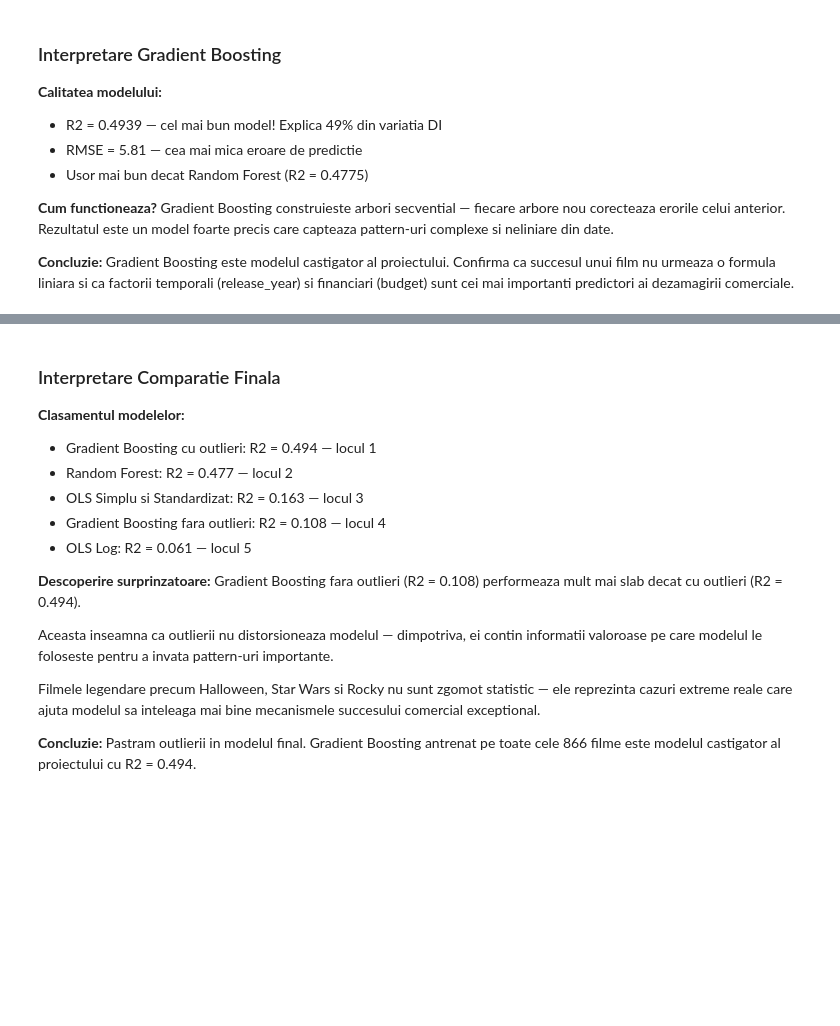
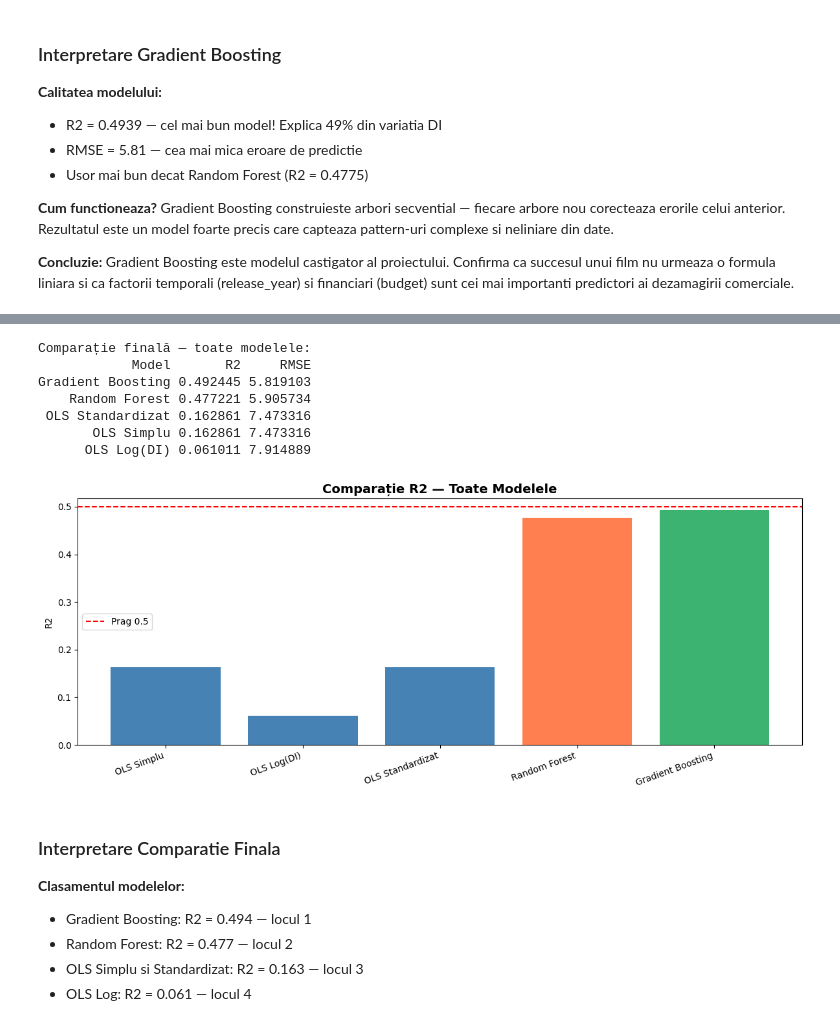
Before and after one commit to ccrinasandulescu/Anatomy-of-a-flop, a Jupyter notebook: notebooks/03_modeling.ipynb, the cells around one changed output, grey strips where cells are left out. Cells and saved outputs as stored; diff of their text form; code cells hidden in the pictures; blank space fills up the shorter version.

```diff
--- a/notebooks/03_modeling.ipynb
+++ b/notebooks/03_modeling.ipynb
@@ -402,27 +352,62 @@ Gradient Boosting (fara outlieri) 0.107545 1.084696
+# %%
+# Tabel comparație toate modelele
+results = pd.DataFrame({
+    'Model': [
+        'OLS Simplu',
+        'OLS Log(DI)',
+        'OLS Standardizat',
+        'Random Forest',
+        'Gradient Boosting'
+    ],
+    'R2': [
+        r2_ols,
+        r2_log,
+        r2_scaled,
+        r2_rf,
+        r2_gb
+    ],
+    'RMSE': [
+        rmse_ols,
+        rmse_log,
+        rmse_scaled,
+        rmse_rf,
+        rmse_gb
+    ]
+})
+
+print("Comparație finală — toate modelele:")
+print(results.sort_values('R2', ascending=False).to_string(index=False))
+
+# Grafic comparație R2
+plt.figure(figsize=(12, 5))
+
+colors = ['steelblue', 'steelblue', 'steelblue', 'coral', 'mediumseagreen']
+
+plt.bar(results['Model'], results['R2'], color=colors)
+
+plt.title('Comparație R2 — Toate Modelele', fontsize=14, fontweight='bold')
+plt.ylabel('R2')
+plt.xticks(rotation=20, ha='right')
+plt.axhline(y=0.5, color='red', linestyle='--', label='Prag 0.5')
+plt.legend()
+plt.tight_layout()
+
+plt.savefig('../data/comparatie_modele.png', dpi=150)
+plt.show()
+# %% [output]
+Comparație finală — toate modelele:
+            Model       R2     RMSE
+Gradient Boosting 0.492445 5.819103
+    Random Forest 0.477221 5.905734
+ OLS Standardizat 0.162861 7.473316
+       OLS Simplu 0.162861 7.473316
+      OLS Log(DI) 0.061011 7.914889
+[figure, added]
 # %% [markdown]
 ### Interpretare Comparatie Finala
 
 **Clasamentul modelelor:**
-- Gradient Boosting cu outlieri: R2 = 0.494 — locul 1
+- Gradient Boosting: R2 = 0.494 — locul 1
 - Random Forest: R2 = 0.477 — locul 2
 - OLS Simplu si Standardizat: R2 = 0.163 — locul 3
-- Gradient Boosting fara outlieri: R2 = 0.108 — locul 4
-- OLS Log: R2 = 0.061 — locul 5
-
-**Descoperire surprinzatoare:**
-Gradient Boosting fara outlieri (R2 = 0.108) performeaza
-mult mai slab decat cu outlieri (R2 = 0.494).
-
-Aceasta inseamna ca outlierii nu distorsioneaza modelul —
-dimpotriva, ei contin informatii valoroase pe care
-modelul le foloseste pentru a invata pattern-uri importante.
-
-Filmele legendare precum Halloween, Star Wars si Rocky
-nu sunt zgomot statistic — ele reprezinta cazuri extreme
-reale care ajuta modelul sa inteleaga mai bine
-mecanismele succesului comercial exceptional.
-
-**Concluzie:**
-Pastram outlierii in modelul final.
-Gradient Boosting antrenat pe toate cele 866 filme
-este modelul castigator al proiectului cu R2 = 0.494.
+- OLS Log: R2 = 0.061 — locul 4
```
Also changed, not shown: parts of 10 cells of this notebook, 4 other files.
